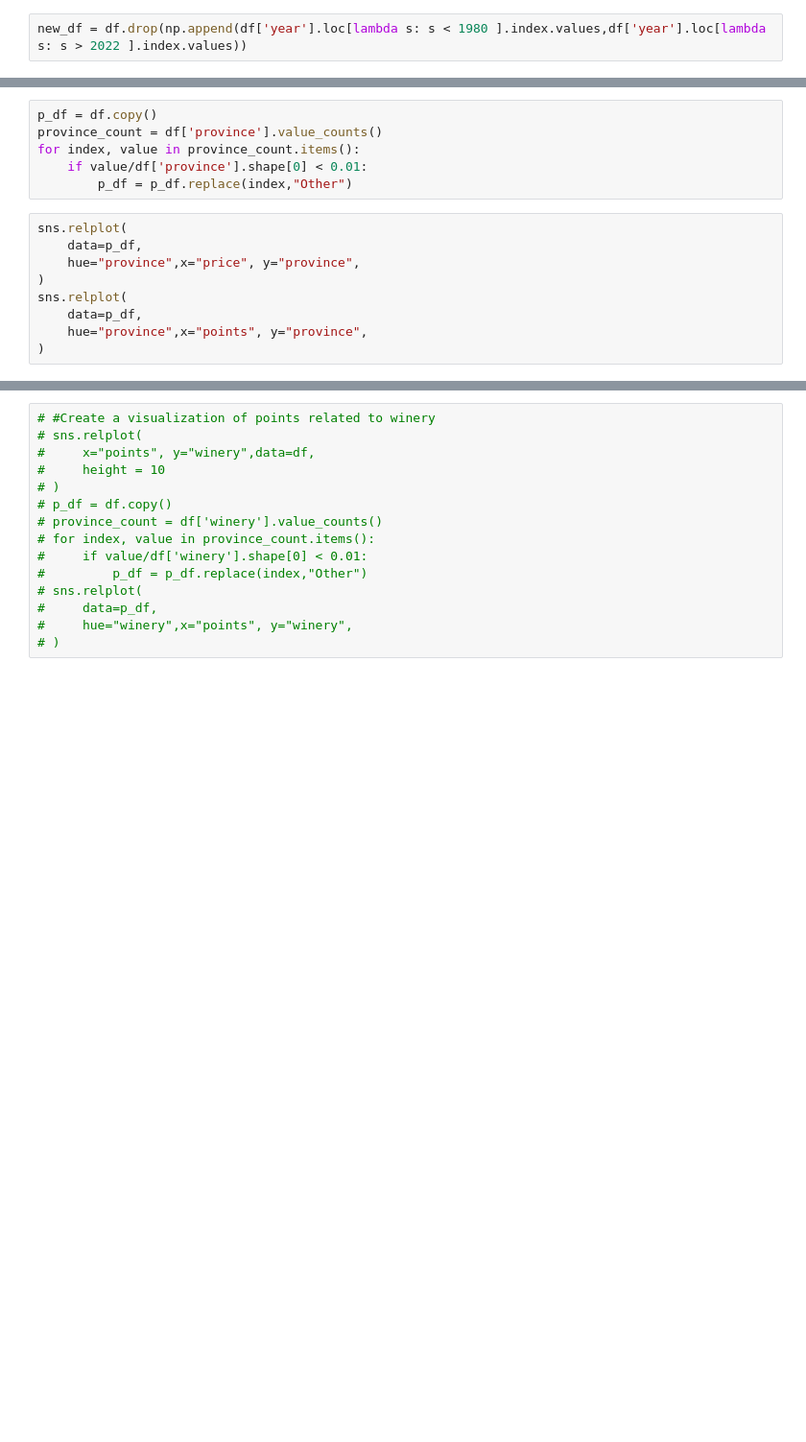
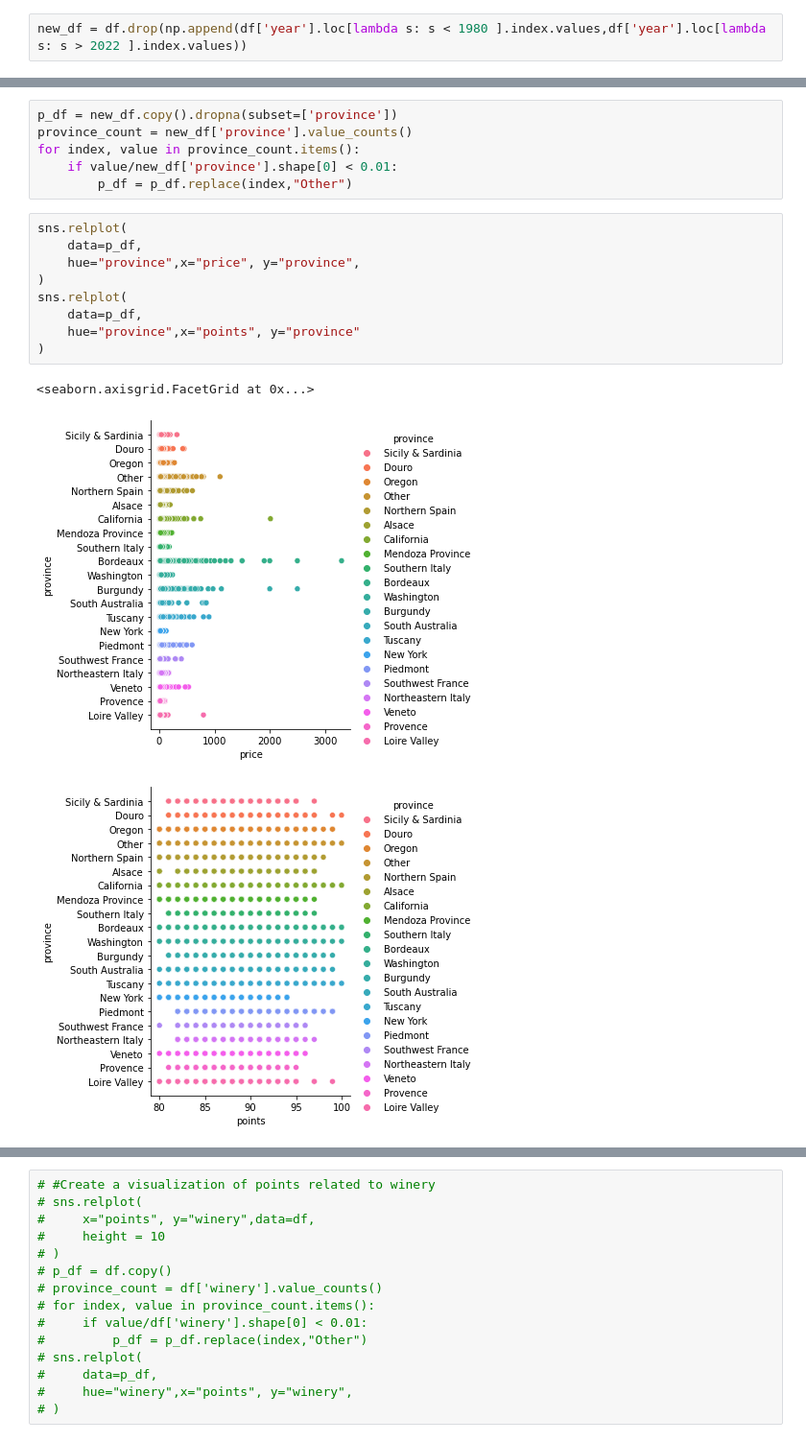
Before and after one commit to nowonknow/Wine_Guide, a Jupyter notebook: Project.ipynb, the cells around one changed output, grey strips where cells are left out. Shown: that part at 96% size. Saved outputs shown, nothing was run; the diff lists cells and outputs as text; blank space fills up the shorter version.

```diff
--- a/Project.ipynb
+++ b/Project.ipynb
@@ -71,16 +120,20 @@ sns.relplot(
 # %%
-p_df = df.copy()
-province_count = df['province'].value_counts()
+p_df = new_df.copy().dropna(subset=['province'])
+province_count = new_df['province'].value_counts()
 for index, value in province_count.items():
-    if value/df['province'].shape[0] < 0.01:
+    if value/new_df['province'].shape[0] < 0.01:
         p_df = p_df.replace(index,"Other")
 # %%
 sns.relplot(
     data=p_df,
     hue="province",x="price", y="province",
 )
 sns.relplot(
     data=p_df,
-    hue="province",x="points", y="province",
+    hue="province",x="points", y="province"
 )
+# %% [output]
+<seaborn.axisgrid.FacetGrid at 0x...>
+[figure, added]
+[figure, added]
 # %%
```
Also changed, not shown: parts of 20 cells of this notebook.
